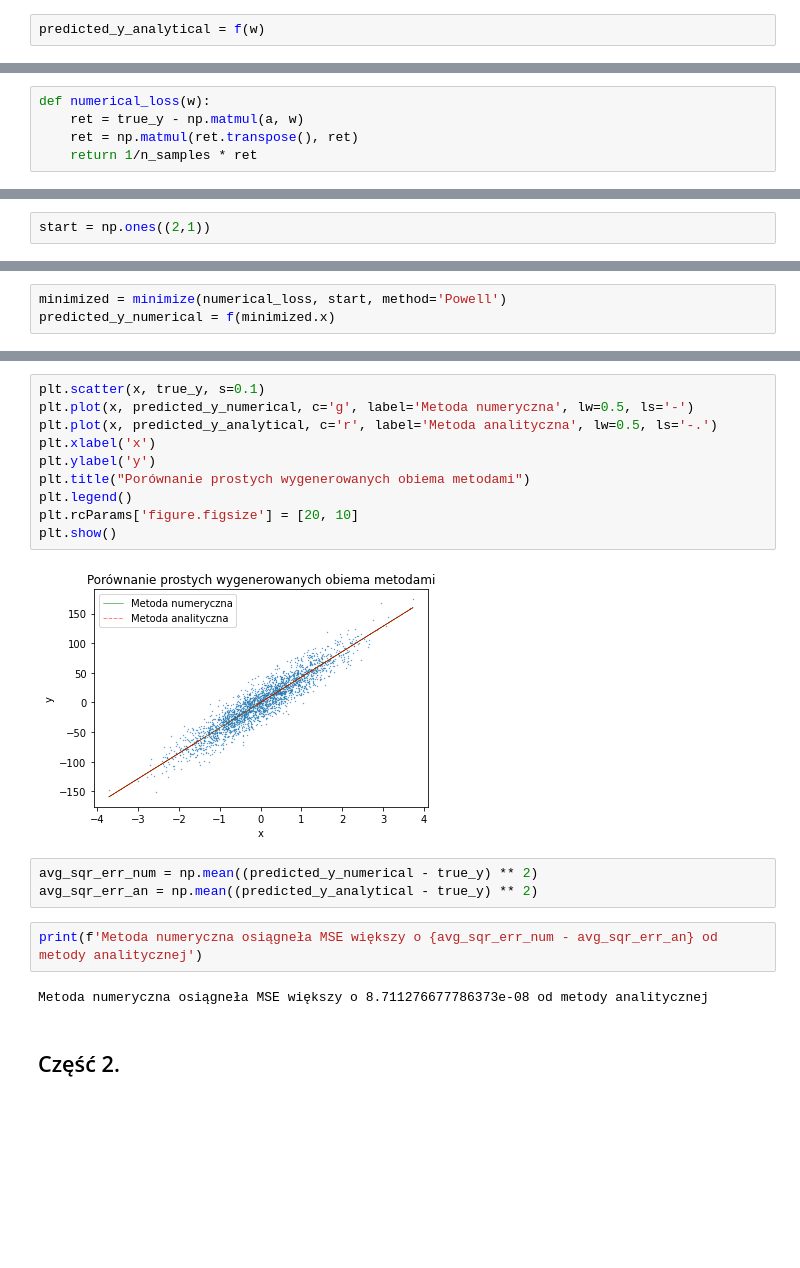
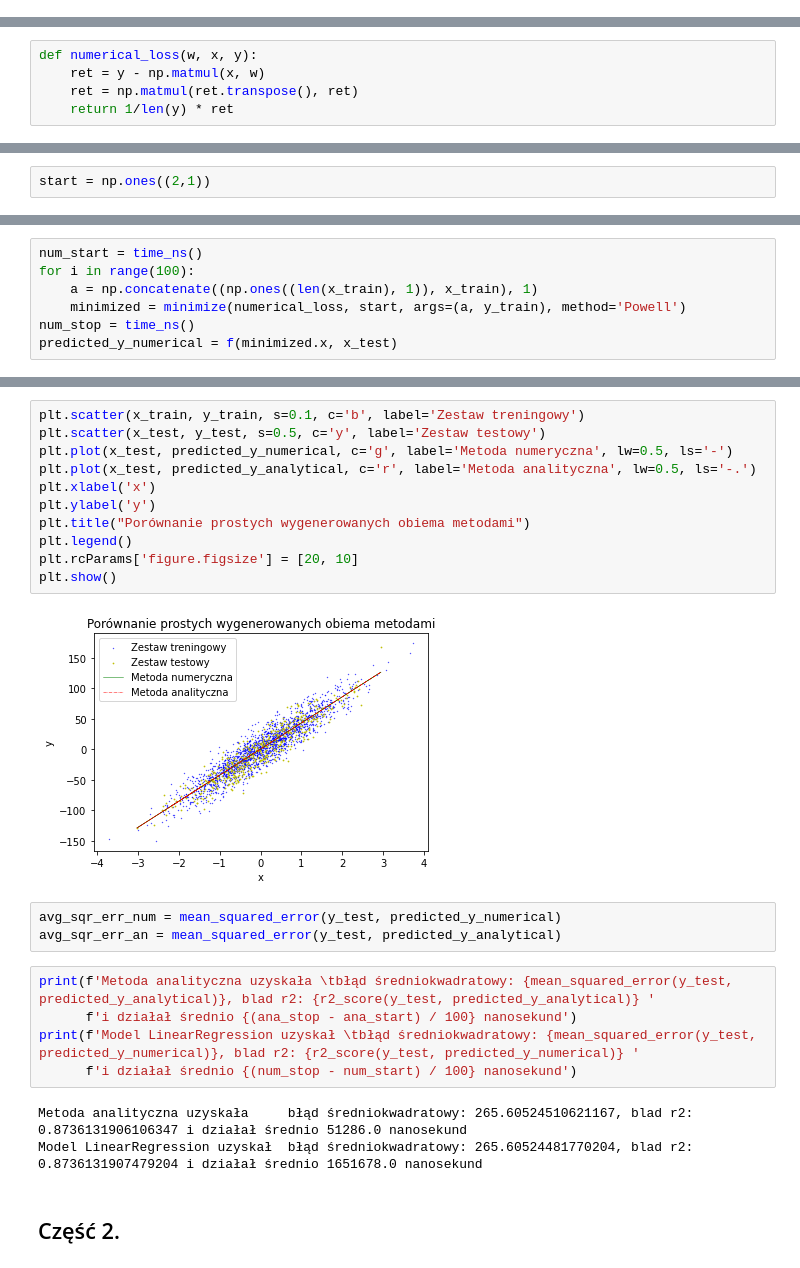
Before and after one commit to DonChaka/PUM, a Jupyter notebook: 1.RegresjaLiniowa/1RegresjaLiniowa.ipynb, the cells around one changed output, grey strips where cells are left out. Saved outputs shown, nothing was run; the diff lists cells and outputs as text; blank space fills up the shorter version.

```diff
--- a/1.RegresjaLiniowa/1RegresjaLiniowa.ipynb
+++ b/1.RegresjaLiniowa/1RegresjaLiniowa.ipynb
@@ -38,3 +44 @@ ana_stop = time_ns()
-# %%
-predicted_y_analytical = f(w)
 # %%
@@ -49,10 +54,10 @@ plt.show()
 # %% [markdown]
 Funkcja strat dla metody numerycznej
 # %%
-def numerical_loss(w):
-    ret = true_y - np.matmul(a, w)
+def numerical_loss(w, x, y):
+    ret = y - np.matmul(x, w)
     ret = np.matmul(ret.transpose(), ret)
-    return 1/n_samples * ret
+    return 1/len(y) * ret
 # %% [markdown]
 Poczatkowe wspolczynniki
 # %%
@@ -64,4 +65,8 @@ print(a.shape)
-# %%
-minimized = minimize(numerical_loss, start, method='Powell')
-predicted_y_numerical = f(minimized.x)
+# %%
+num_start = time_ns()
+for i in range(100):
+    a = np.concatenate((np.ones((len(x_train), 1)), x_train), 1)
+    minimized = minimize(numerical_loss, start, args=(a, y_train), method='Powell')
+num_stop = time_ns()
+predicted_y_numerical = f(minimized.x, x_test)
 # %%
@@ -76,22 +82,27 @@ plt.show()
 # %%
-plt.scatter(x, true_y, s=0.1)
-plt.plot(x, predicted_y_numerical, c='g', label='Metoda numeryczna', lw=0.5, ls='-')
-plt.plot(x, predicted_y_analytical, c='r', label='Metoda analityczna', lw=0.5, ls='-.')
+plt.scatter(x_train, y_train, s=0.1, c='b', label='Zestaw treningowy')
+plt.scatter(x_test, y_test, s=0.5, c='y', label='Zestaw testowy')
+plt.plot(x_test, predicted_y_numerical, c='g', label='Metoda numeryczna', lw=0.5, ls='-')
+plt.plot(x_test, predicted_y_analytical, c='r', label='Metoda analityczna', lw=0.5, ls='-.')
 plt.xlabel('x')
 plt.ylabel('y')
 plt.title("Porównanie prostych wygenerowanych obiema metodami")
 plt.legend()
 plt.rcParams['figure.figsize'] = [20, 10]
 plt.show()
 # %% [output]
-[figure, old version]
+[figure, new version]
-# %%
-avg_sqr_err_num = np.mean((predicted_y_numerical - true_y) ** 2)
-avg_sqr_err_an = np.mean((predicted_y_analytical - true_y) ** 2)
-# %%
-print(f'Metoda numeryczna osiągneła MSE większy o {avg_sqr_err_num - avg_sqr_err_an} od metody analitycznej')
-# %% [output]
-Metoda numeryczna osiągneła MSE większy o 8.711276677786373e-08 od metody analitycznej
+# %%
+avg_sqr_err_num = mean_squared_error(y_test, predicted_y_numerical)
+avg_sqr_err_an = mean_squared_error(y_test, predicted_y_analytical)
+# %%
+print(f'Metoda analityczna uzyskała \tbłąd średniokwadratowy: {mean_squared_error(y_test, predicted_y_analytical)}, blad r2: {r2_score(y_test, predicted_y_analytical)} '
+      f'i działał średnio {(ana_stop - ana_start) / 100} nanosekund')
+print(f'Model LinearRegression uzyskał \tbłąd średniokwadratowy: {mean_squared_error(y_test, predicted_y_numerical)}, blad r2: {r2_score(y_test, predicted_y_numerical)} '
+      f'i działał średnio {(num_stop - num_start) / 100} nanosekund')
+# %% [output]
+Metoda analityczna uzyskała     błąd średniokwadratowy: 265.60524510621167, blad r2: 0.8736131906106347 i działał średnio 51286.0 nanosekund
+Model LinearRegression uzyskał  błąd średniokwadratowy: 265.60524481770204, blad r2: 0.8736131907479204 i działał średnio 1651678.0 nanosekund
 # %% [markdown]
 ## Część 2.
 # %%
```
Also changed, not shown: parts of 28 cells of this notebook.
